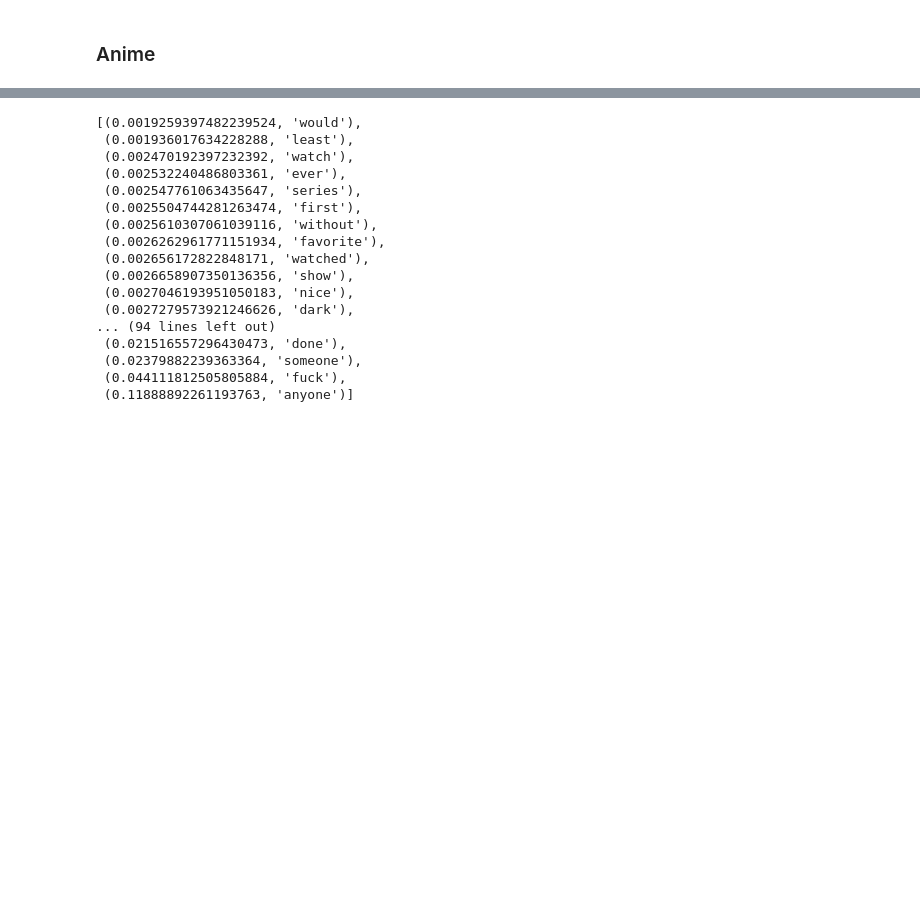
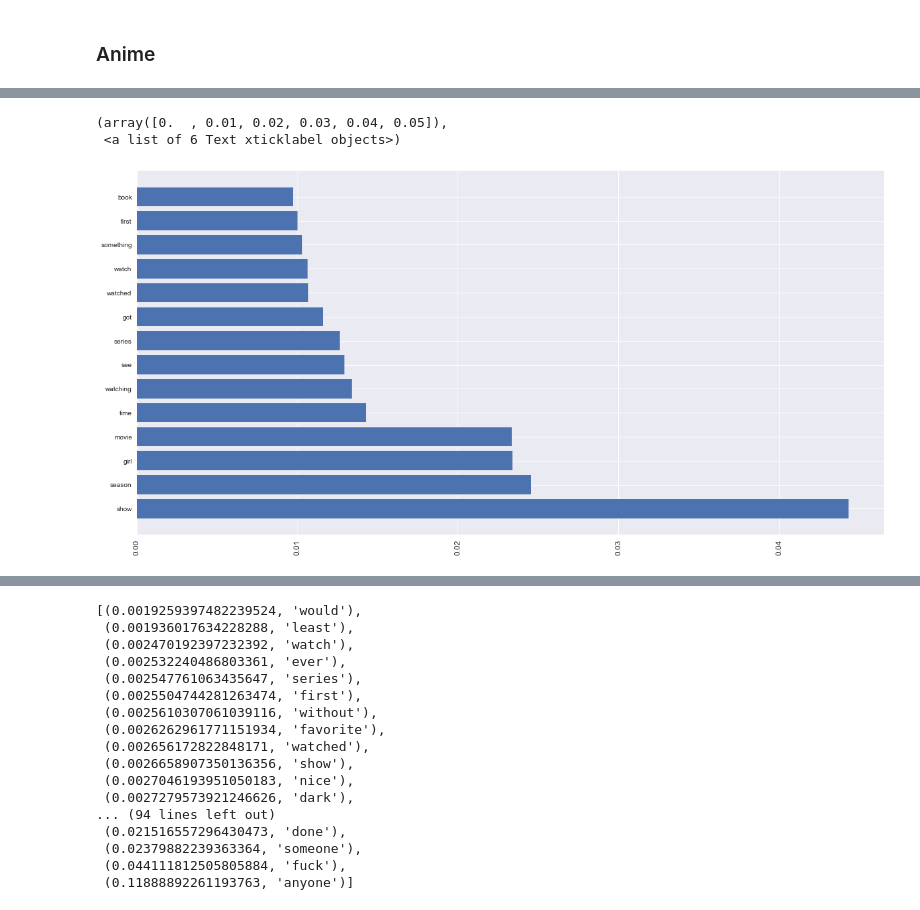
Before and after one commit to Jameshskelton/Reddit-NLP, a Jupyter notebook: Reddit-nlp-project.ipynb, the cells around one changed output, grey strips where cells are left out. Drawn from its saved outputs; the diff is of its cells as text; code cells hidden in the pictures; blank space fills up the shorter version.

Commit message:
entertainment modeling done

```diff
--- a/Reddit-nlp-project.ipynb
+++ b/Reddit-nlp-project.ipynb
@@ -139,7 +122,7 @@ print(clean_test)
 # %%
 s_stop = set(stopwords.words())
 print(len(s_stop))
-new_stops = ['politics', 'libertarian', 'worldnews', 'offbeat', 'news',
+new_stops = ['would', 'get', 'why', 'what', 'where', 'politics', 'libertarian', 'worldnews', 'offbeat', 'news',
        'truereddit', 'conspiracy', 'conservative', 'frugal',
        'motorcycles', 'sex', 'drunk', 'food', 'lifehacks', 'guns',
        'progresspics', 'askscience', 'science', 'explainlikeimfive',
@@ -169,5 +152,7 @@ for i in new_stops:
     s_stop.add(i)
 
 print(len(s_stop))
+stops = s_stop
+print(len(stops))
 # %% [output]
 6255
@@ -602,3 +564,9 @@ dummiezed
+# %%
+dummiezed = df.dropna(axis =0).lhttp://localhost:8889/notebooks/Reddit-nlp-project.ipynb#Create-Entertainment-dataframeoc[df['meta']== 'entertainment']
+dummiezed = pd.get_dummies(dummiezed,columns = ['Subreddit'])
+# %%
+dummiezed['tokelems'] = piped(dummiezed['Text'].values)
 # %%
-X_ent = tfidf_vectorizer.fit_transform(dummiezed['Tokelems']).toarray()
+tfidf_vectorizer = TfidfVectorizer(max_df=0.95, min_df=2, stop_words=stops, max_features =200)
+X_ent = tfidf_vectorizer.fit_transform(dummiezed['tokelems']).toarray()
 feats_ent = tfidf_vectorizer.get_feature_names()
@@ -636,0 +615,16 @@ array([268227,   1543,  26204,  61698])
+# %%
+anilist = sorted(list(zip(rfc_anime.feature_importances_, feats_ent)),reverse = True)
+lstfeats_ani = []
+lst_vals_ani = []
+for i in anilist:
+    lst_vals_ani.append(i[0])
+    lstfeats_ani.append(i[1])
+    if len(lstfeats_ani) == 15:
+        break
+fig, ax = plt.subplots(figsize = (20,10))
+plt.barh(lstfeats_ani, lst_vals_ani )
+plt.xticks(rotation=90, fontsize = 12)
+# %% [output]
+(array([0.  , 0.01, 0.02, 0.03, 0.04, 0.05]),
+ <a list of 6 Text xticklabel objects>)
+[figure, added]
```
Also changed, not shown: parts of 124 cells of this notebook.
